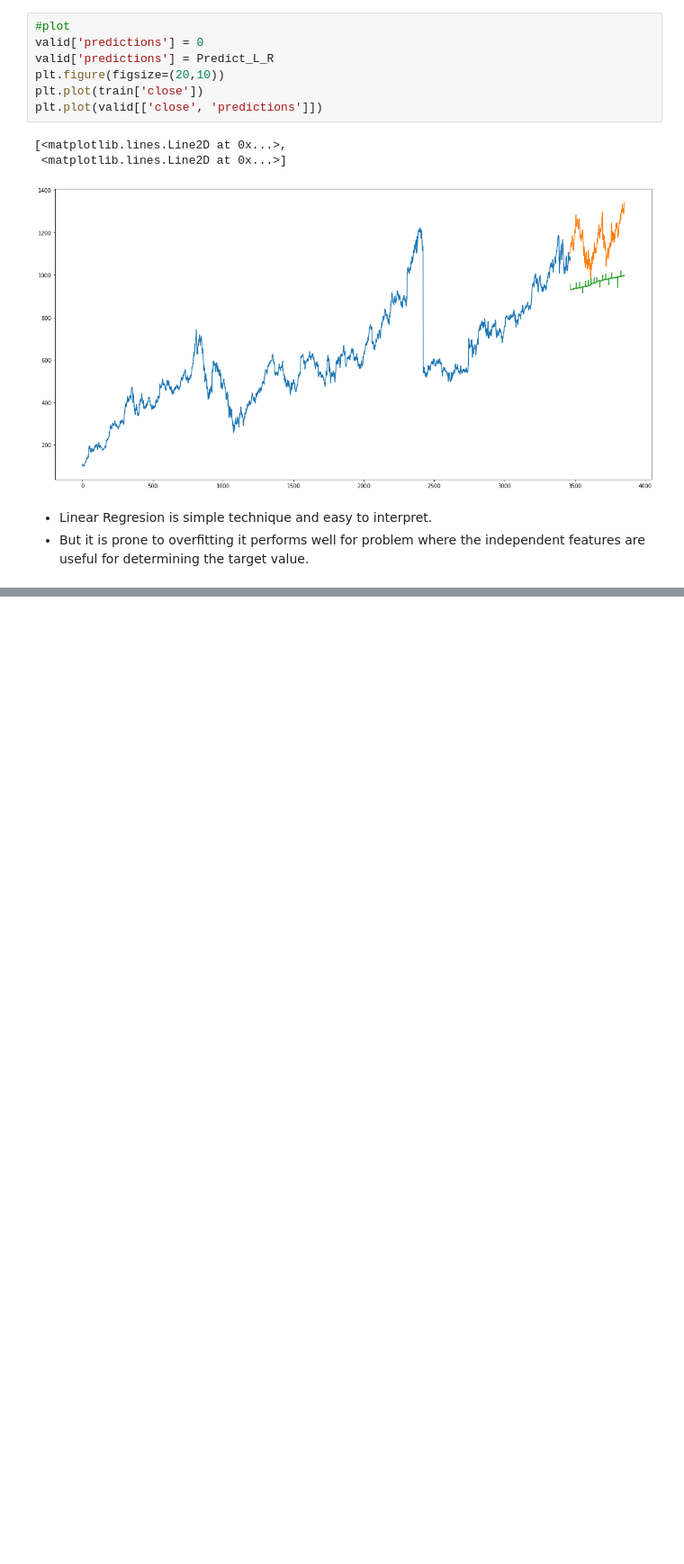
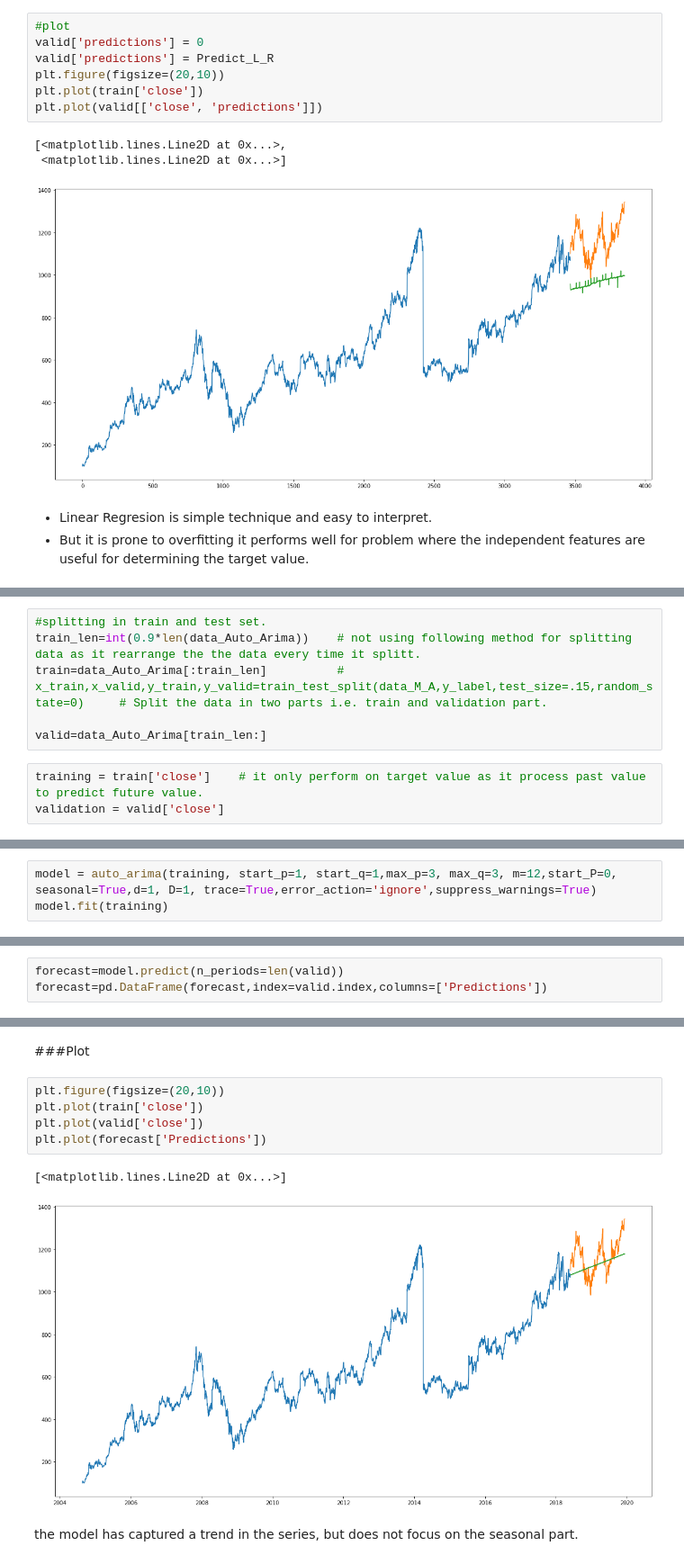
Before and after one commit to Rahullnitp/Alphabet_Inc_Stock_Market_Prediction, a Jupyter notebook: Alphabet_Inc_Stock_Market_Prediction.ipynb, the cells around one changed output, grey strips where cells are left out. Shown: that part at 90% size. Cells and saved outputs as stored; diff of their text form; blank space fills up the shorter version.

Commit message:
Auto_Arima_Prediction_And_Visualization

```diff
--- a/Alphabet_Inc_Stock_Market_Prediction.ipynb
+++ b/Alphabet_Inc_Stock_Market_Prediction.ipynb
@@ -357,0 +374,9 @@ plt.plot(valid[['close', 'predictions']])
+# %%
+#splitting in train and test set.
+train_len=int(0.9*len(data_Auto_Arima))    # not using following method for splitting data as it rearrange the the data every time it splitt.
+train=data_Auto_Arima[:train_len]          # x_train,x_valid,y_train,y_valid=train_test_split(data_M_A,y_label,test_size=.15,random_state=0)     # Split the data in two parts i.e. train and validation part.
+
+valid=data_Auto_Arima[train_len:]
+# %%
+training = train['close']    # it only perform on target value as it process past value to predict future value.
+validation = valid['close']
@@ -357,0 +385,3 @@ plt.plot(valid[['close', 'predictions']])
+# %%
+model = auto_arima(training, start_p=1, start_q=1,max_p=3, max_q=3, m=12,start_P=0, seasonal=True,d=1, D=1, trace=True,error_action='ignore',suppress_warnings=True)
+model.fit(training)
@@ -357,0 +407,3 @@ plt.plot(valid[['close', 'predictions']])
+# %%
+forecast=model.predict(n_periods=len(valid))
+forecast=pd.DataFrame(forecast,index=valid.index,columns=['Predictions'])
@@ -357,0 +418,12 @@ plt.plot(valid[['close', 'predictions']])
+# %% [markdown]
+###Plot
+# %%
+plt.figure(figsize=(20,10))
+plt.plot(train['close'])
+plt.plot(valid['close'])
+plt.plot(forecast['Predictions'])
+# %% [output]
+[<matplotlib.lines.Line2D at 0x...>]
+[figure, added]
+# %% [markdown]
+the model has captured a trend in the series, but does not focus on the seasonal part.
```
Also changed, not shown: parts of 14 cells of this notebook.
